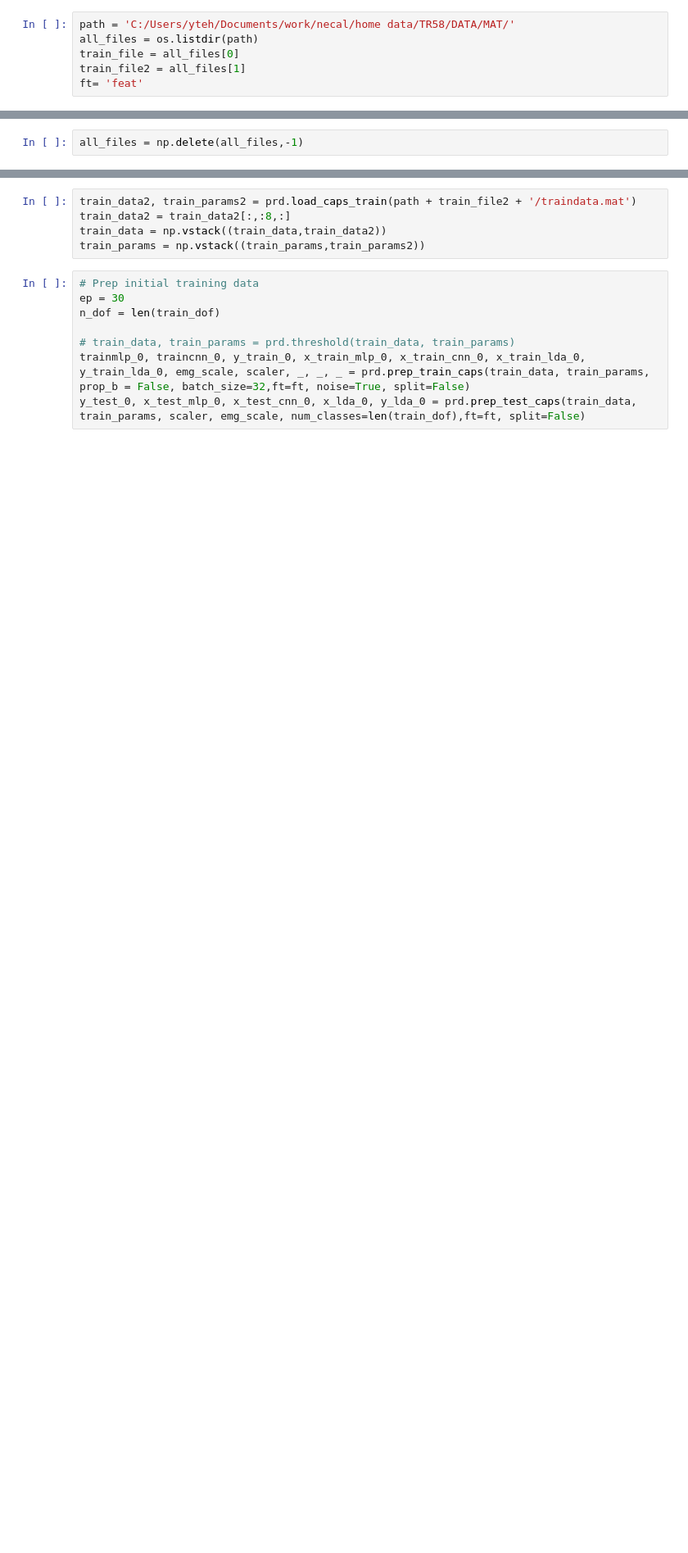
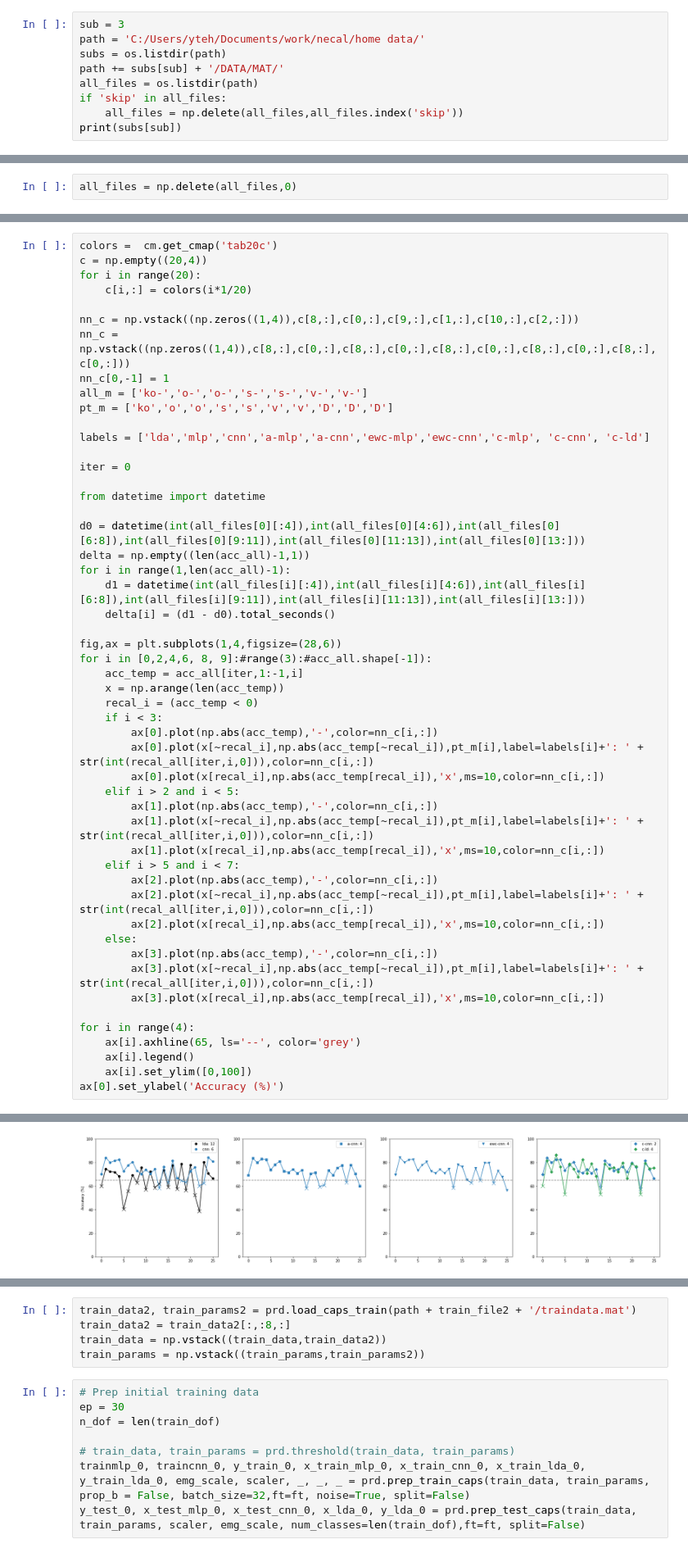
Before and after one commit to yuniteh/adaptive, a Jupyter notebook: python/main.ipynb, the cells around one changed output, grey strips where cells are left out. Shown at 82% size. Cells and saved outputs as stored; diff of their text form; blank space fills up the shorter version.

Commit message:
running big recal loop for night

```diff
--- a/python/main.ipynb
+++ b/python/main.ipynb
@@ -20,6 +22,9 @@ Num GPUs Available:  1
 # %%
-path = 'C:/Users/yteh/Documents/work/necal/home data/TR58/DATA/MAT/'
+sub = 3
+path = 'C:/Users/yteh/Documents/work/necal/home data/'
+subs = os.listdir(path)
+path += subs[sub] + '/DATA/MAT/'
 all_files = os.listdir(path)
-train_file = all_files[0]
-train_file2 = all_files[1]
-ft= 'feat'
+if 'skip' in all_files:
+    all_files = np.delete(all_files,all_files.index('skip'))
+print(subs[sub])
@@ -26,2 +33,2 @@ ft= 'feat'
 # %%
-all_files = np.delete(all_files,-1)
+all_files = np.delete(all_files,0)
@@ -27,0 +256,52 @@ all_files = np.delete(all_files,-1)
+# %%
+colors =  cm.get_cmap('tab20c')
+c = np.empty((20,4))
+for i in range(20):
+    c[i,:] = colors(i*1/20)
+
+nn_c = np.vstack((np.zeros((1,4)),c[8,:],c[0,:],c[9,:],c[1,:],c[10,:],c[2,:]))
+nn_c = np.vstack((np.zeros((1,4)),c[8,:],c[0,:],c[8,:],c[0,:],c[8,:],c[0,:],c[8,:],c[0,:],c[8,:],c[0,:]))
+nn_c[0,-1] = 1
+all_m = ['ko-','o-','o-','s-','s-','v-','v-']
+pt_m = ['ko','o','o','s','s','v','v','D','D','D']
+
+labels = ['lda','mlp','cnn','a-mlp','a-cnn','ewc-mlp','ewc-cnn','c-mlp', 'c-cnn', 'c-ld']
+
+iter = 0
+
+from datetime import datetime
+
+d0 = datetime(int(all_files[0][:4]),int(all_files[0][4:6]),int(all_files[0][6:8]),int(all_files[0][9:11]),int(all_files[0][11:13]),int(all_files[0][13:]))
+delta = np.empty((len(acc_all)-1,1))
+for i in range(1,len(acc_all)-1):
+    d1 = datetime(int(all_files[i][:4]),int(all_files[i][4:6]),int(all_files[i][6:8]),int(all_files[i][9:11]),int(all_files[i][11:13]),int(all_files[i][13:]))
+    delta[i] = (d1 - d0).total_seconds()
+
+fig,ax = plt.subplots(1,4,figsize=(28,6))
+for i in [0,2,4,6, 8, 9]:#range(3):#acc_all.shape[-1]):
+    acc_temp = acc_all[iter,1:-1,i]
+    x = np.arange(len(acc_temp))
+    recal_i = (acc_temp < 0)
+    if i < 3:
+        ax[0].plot(np.abs(acc_temp),'-',color=nn_c[i,:])
+        ax[0].plot(x[~recal_i],np.abs(acc_temp[~recal_i]),pt_m[i],label=labels[i]+': ' + str(int(recal_all[iter,i,0])),color=nn_c[i,:])
+        ax[0].plot(x[recal_i],np.abs(acc_temp[recal_i]),'x',ms=10,color=nn_c[i,:])
+    elif i > 2 and i < 5:
+        ax[1].plot(np.abs(acc_temp),'-',color=nn_c[i,:])
+        ax[1].plot(x[~recal_i],np.abs(acc_temp[~recal_i]),pt_m[i],label=labels[i]+': ' + str(int(recal_all[iter,i,0])),color=nn_c[i,:])
+        ax[1].plot(x[recal_i],np.abs(acc_temp[recal_i]),'x',ms=10,color=nn_c[i,:])
+    elif i > 5 and i < 7:
+        ax[2].plot(np.abs(acc_temp),'-',color=nn_c[i,:])
+        ax[2].plot(x[~recal_i],np.abs(acc_temp[~recal_i]),pt_m[i],label=labels[i]+': ' + str(int(recal_all[iter,i,0])),color=nn_c[i,:])
+        ax[2].plot(x[recal_i],np.abs(acc_temp[recal_i]),'x',ms=10,color=nn_c[i,:])
+    else:
+        ax[3].plot(np.abs(acc_temp),'-',color=nn_c[i,:])
+        ax[3].plot(x[~recal_i],np.abs(acc_temp[~recal_i]),pt_m[i],label=labels[i]+': ' + str(int(recal_all[iter,i,0])),color=nn_c[i,:])
+        ax[3].plot(x[recal_i],np.abs(acc_temp[recal_i]),'x',ms=10,color=nn_c[i,:])
+
+for i in range(4):
+    ax[i].axhline(65, ls='--', color='grey')
+    ax[i].legend()
+    ax[i].set_ylim([0,100])
+ax[0].set_ylabel('Accuracy (%)')
+# %% [output]
@@ -28 +309,2 @@ all_files = np.delete(all_files,-1)
+[figure, added]
 # %%
```
Also changed, not shown: parts of 8 cells of this notebook, 2 other files.
